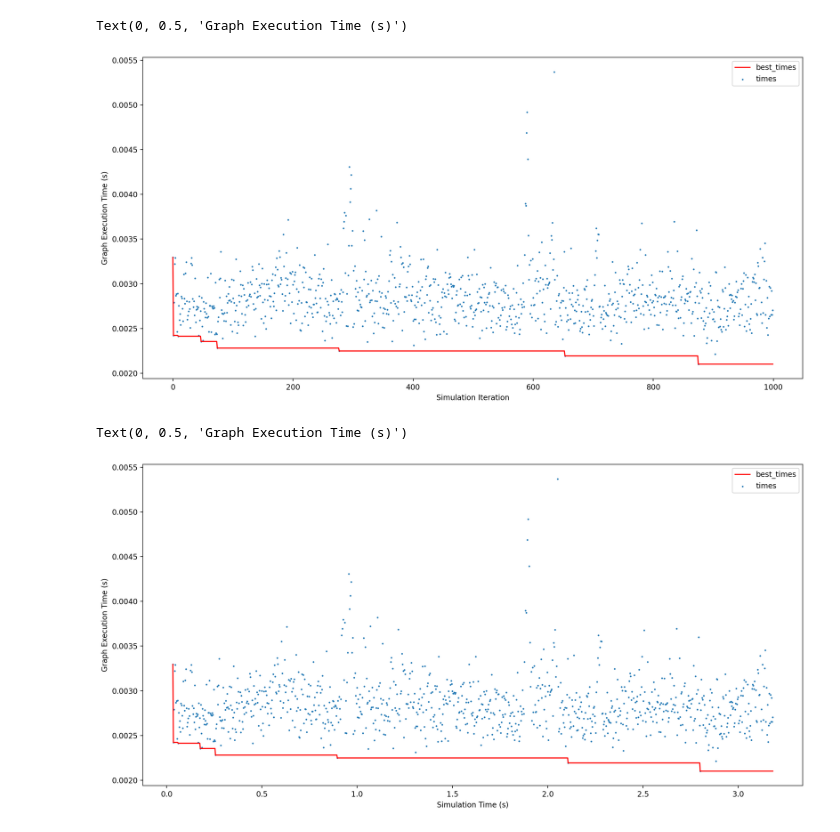
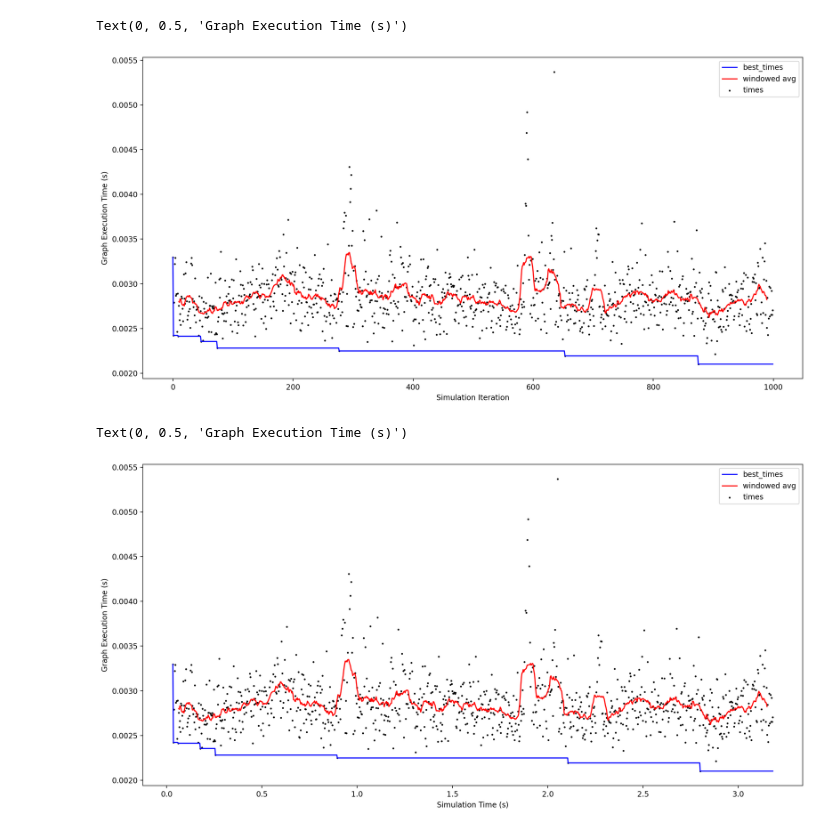
Before and after one commit to lukeross3/graph_rl, a Jupyter notebook: experiments/viz_result.ipynb, the cells around one changed output. Cells and saved outputs as stored; diff of their text form; code cells hidden in the pictures.

```diff
--- a/experiments/viz_result.ipynb
+++ b/experiments/viz_result.ipynb
@@ -12,29 +12,48 @@ matplotlib.rcParams['figure.dpi'] = 200
 exp_path = os.path.join("pickle", "rand_l10_w6_n1000", "np6.pkl")
 with open(exp_path, "rb") as f:
     exp = pickle.load(f)
+# %%
+def window_avg(arr, window_radius=10, x=None):
+    window_size = 2*window_radius + 1
+    if window_size > len(arr):
+        raise ValueError(f"Window len {window_size} is larger than input len {len(arr)}")
+    y = np.convolve(arr, np.ones((window_size,))/window_size, mode='valid')
+    if x is None:
+        x = np.arange(len(y)) + window_radius
+    else:
+        x = x[window_radius:-window_radius]
+    return x, y
+# %%
+# A few parameters
+dot_size = 2
+window_rad = 10
 # %%
 # Plot results over iterations
 times = exp["results"]["times"]
 best_times = exp["results"]["best_times"]
-plt.scatter(np.arange(len(times)), times, s=1.5, label="times")
-plt.plot(best_times, "-r", label="best_times")
+plt.scatter(np.arange(len(times)), times, c="black", s=dot_size, label="times")
+plt.plot(best_times, "-b", label="best_times")
+x, avg_times = window_avg(times, window_radius=window_rad)
+plt.plot(x, avg_times, "-r", label="windowed avg")
 plt.legend(loc="best")
 plt.xlabel("Simulation Iteration")
 plt.ylabel("Graph Execution Time (s)")
 # plt.savefig("results_over_iters.png", dpi=200)
 # %% [output]
 Text(0, 0.5, 'Graph Execution Time (s)')
-[figure, old version]
+[figure, new version]
 # %%
 # Plot results over time
 times = exp["results"]["times"]
 iter_times = exp["results"]["iter_times"]
-plt.scatter(iter_times, times, s=1.5, label="times")
-plt.plot(iter_times, best_times, "-r", label="best_times")
+plt.scatter(iter_times, times, c="black", s=dot_size, label="times")
+plt.plot(iter_times, best_times, "-b", label="best_times")
+x, avg_times = window_avg(times, window_radius=window_rad, x=iter_times)
+plt.plot(x, avg_times, "-r", label="windowed avg")
 plt.legend(loc="best")
 plt.xlabel("Simulation Time (s)")
 plt.ylabel("Graph Execution Time (s)")
 # plt.savefig("results_over_time.png", dpi=200)
 # %% [output]
 Text(0, 0.5, 'Graph Execution Time (s)')
-[figure, old version]
+[figure, new version]
```
Also changed, not shown: 8 other files.
